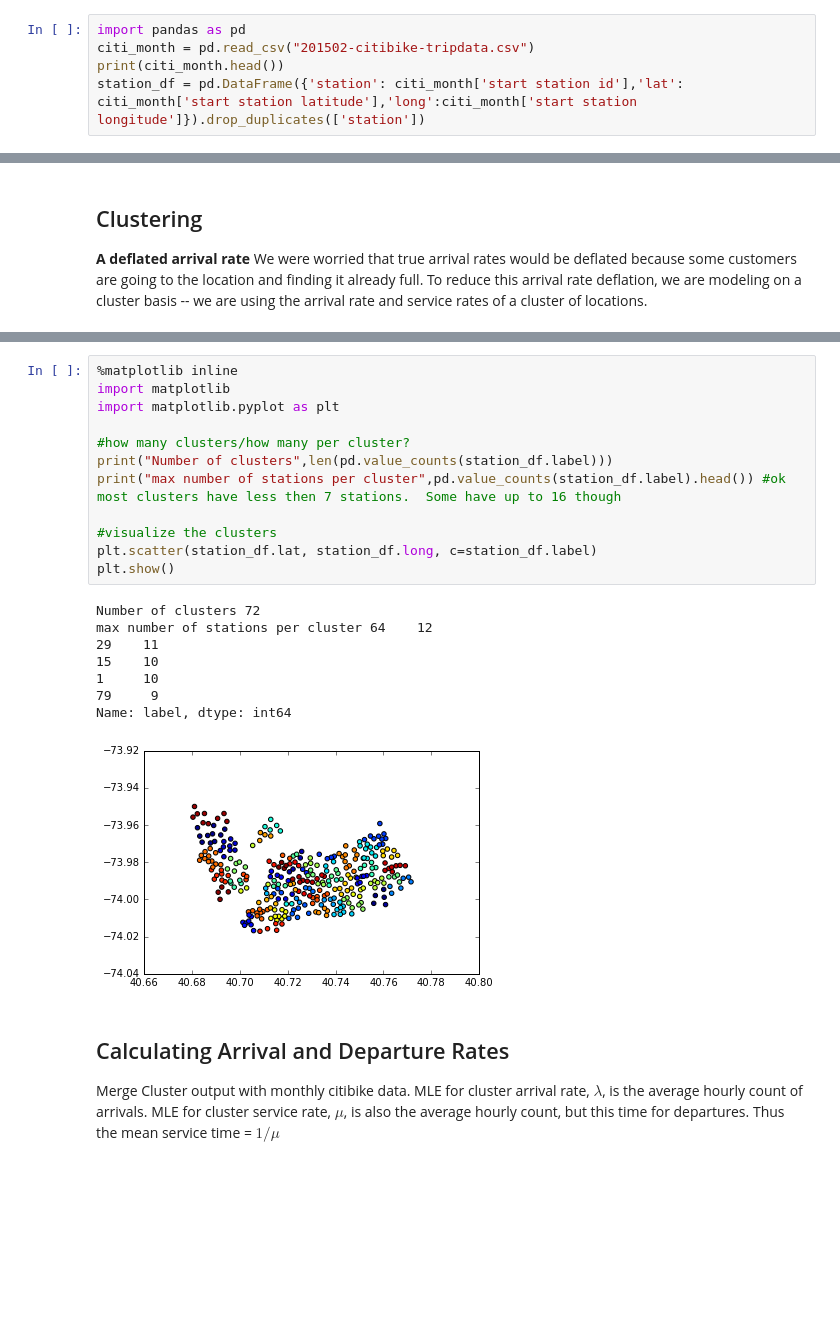
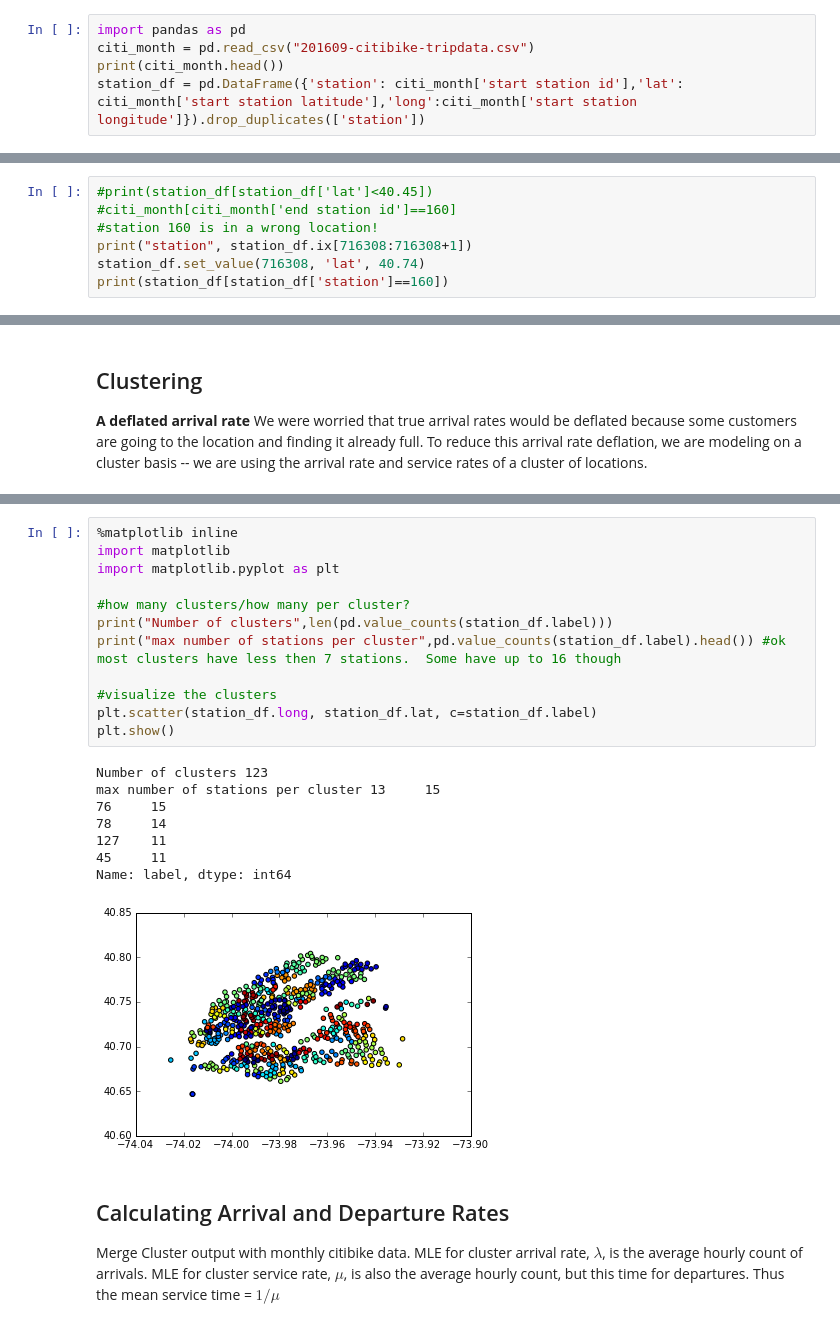
Before and after one commit to aslakey/Transportation-Algorithms, a Jupyter notebook: Citi_Bike.ipynb, the cells around one changed output, grey strips where cells are left out. Saved outputs shown, nothing was run; the diff lists cells and outputs as text; blank space fills up the shorter version.

```diff
--- a/Citi_Bike.ipynb
+++ b/Citi_Bike.ipynb
@@ -11,7 +11,7 @@ $Integer:\; m$<br>
 **Estimation from data** In order to use this model we will need to estimate lambda (the arrival rate) and mu (the service rate).  We do this from data by simply counting the amount or arrivals/departures for an hour -- i.e. Moday from 8:00 am to 9:00 am there were 10 arrivals and 30 departures for dock A.  Then we take the average for these times over the most recent month.
 # %%
 import pandas as pd
-citi_month = pd.read_csv("201502-citibike-tripdata.csv")
+citi_month = pd.read_csv("201609-citibike-tripdata.csv")
 print(citi_month.head())
 station_df = pd.DataFrame({'station': citi_month['start station id'],'lat': citi_month['start station latitude'],'long':citi_month['start station longitude']}).drop_duplicates(['station'])
 # %% [output]
@@ -34,0 +35,7 @@ station_df = pd.DataFrame({'station': citi_month['start station id'],'lat': citi
+# %%
+#print(station_df[station_df['lat']<40.45])
+#citi_month[citi_month['end station id']==160]
+#station 160 is in a wrong location!
+print("station", station_df.ix[716308:716308+1])
+station_df.set_value(716308, 'lat', 40.74)
+print(station_df[station_df['station']==160])
@@ -50,24 +65,24 @@ station_df.to_csv('cluster_labels.csv')
 # %%
 %matplotlib inline
 import matplotlib
 import matplotlib.pyplot as plt
 
 #how many clusters/how many per cluster?
 print("Number of clusters",len(pd.value_counts(station_df.label)))
 print("max number of stations per cluster",pd.value_counts(station_df.label).head()) #ok most clusters have less then 7 stations.  Some have up to 16 though
 
 #visualize the clusters
-plt.scatter(station_df.lat, station_df.long, c=station_df.label)
+plt.scatter(station_df.long, station_df.lat, c=station_df.label)
 plt.show()
 # %% [output]
-Number of clusters 72
-max number of stations per cluster 64    12
-29    11
-15    10
-1     10
-79     9
+Number of clusters 123
+max number of stations per cluster 13     15
+76     15
+78     14
+127    11
+45     11
 Name: label, dtype: int64
-[figure, old version]
+[figure, new version]
 # %% [markdown]
 ## Calculating Arrival and Departure Rates
 
```
Also changed, not shown: parts of 6 cells of this notebook.
